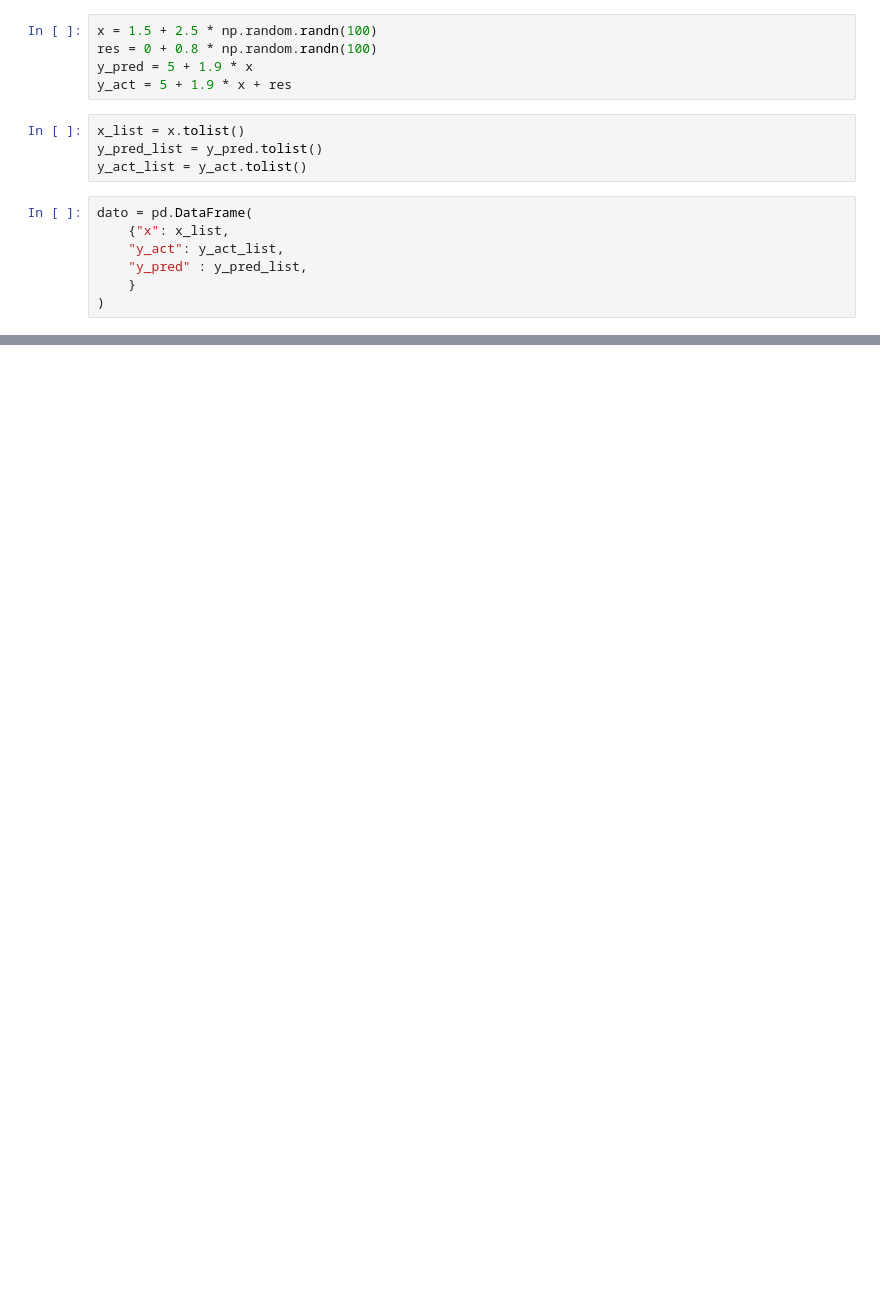
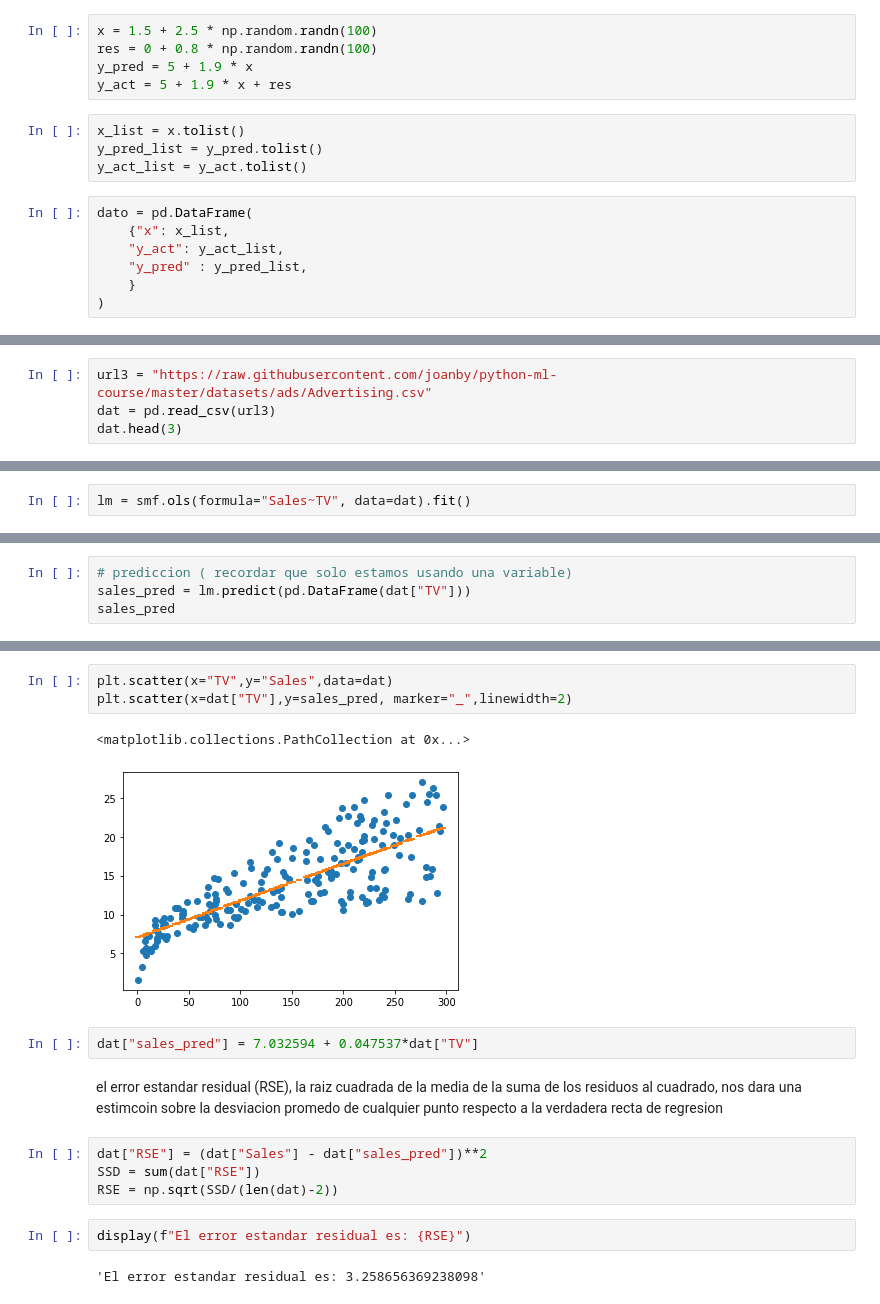
Before and after one commit to gonzalo71/TestGit, a Jupyter notebook: Udemy_exercices/Udemy_1.ipynb, the cells around one changed output, grey strips where cells are left out. Saved outputs shown, nothing was run; the diff lists cells and outputs as text; blank space fills up the shorter version.

Commit message:
continuo con regresion lineal

```diff
--- a/Udemy_exercices/Udemy_1.ipynb
+++ b/Udemy_exercices/Udemy_1.ipynb
@@ -119,0 +179,4 @@ Text(0.5, 1.0, 'Valor actualr vs prediccion')
+# %%
+url3 = "https://raw.githubusercontent.com/joanby/python-ml-course/master/datasets/ads/Advertising.csv"
+dat = pd.read_csv(url3)
+dat.head(3)
@@ -119,0 +190,2 @@ Text(0.5, 1.0, 'Valor actualr vs prediccion')
+# %%
+lm = smf.ols(formula="Sales~TV", data=dat).fit()
@@ -119,0 +235,4 @@ Text(0.5, 1.0, 'Valor actualr vs prediccion')
+# %%
+# prediccion ( recordar que solo estamos usando una variable)
+sales_pred = lm.predict(pd.DataFrame(dat["TV"]))
+sales_pred
@@ -119,0 +252,18 @@ Text(0.5, 1.0, 'Valor actualr vs prediccion')
+# %%
+plt.scatter(x="TV",y="Sales",data=dat)
+plt.scatter(x=dat["TV"],y=sales_pred, marker="_",linewidth=2)
+# %% [output]
+<matplotlib.collections.PathCollection at 0x...>
+[figure, added]
+# %%
+dat["sales_pred"] = 7.032594 + 0.047537*dat["TV"]
+# %% [markdown]
+el error estandar residual (RSE), la raiz cuadrada de la media de la suma de los residuos al cuadrado, nos dara una estimcoin sobre la desviacion promedo de cualquier punto respecto a la verdadera recta de regresion
+# %%
+dat["RSE"] = (dat["Sales"] - dat["sales_pred"])**2
+SSD = sum(dat["RSE"])
+RSE = np.sqrt(SSD/(len(dat)-2))
+# %%
+display(f"El error estandar residual es: {RSE}")
+# %% [output]
+'El error estandar residual es: 3.258656369238098'
```
Also changed, not shown: parts of 20 cells of this notebook.
